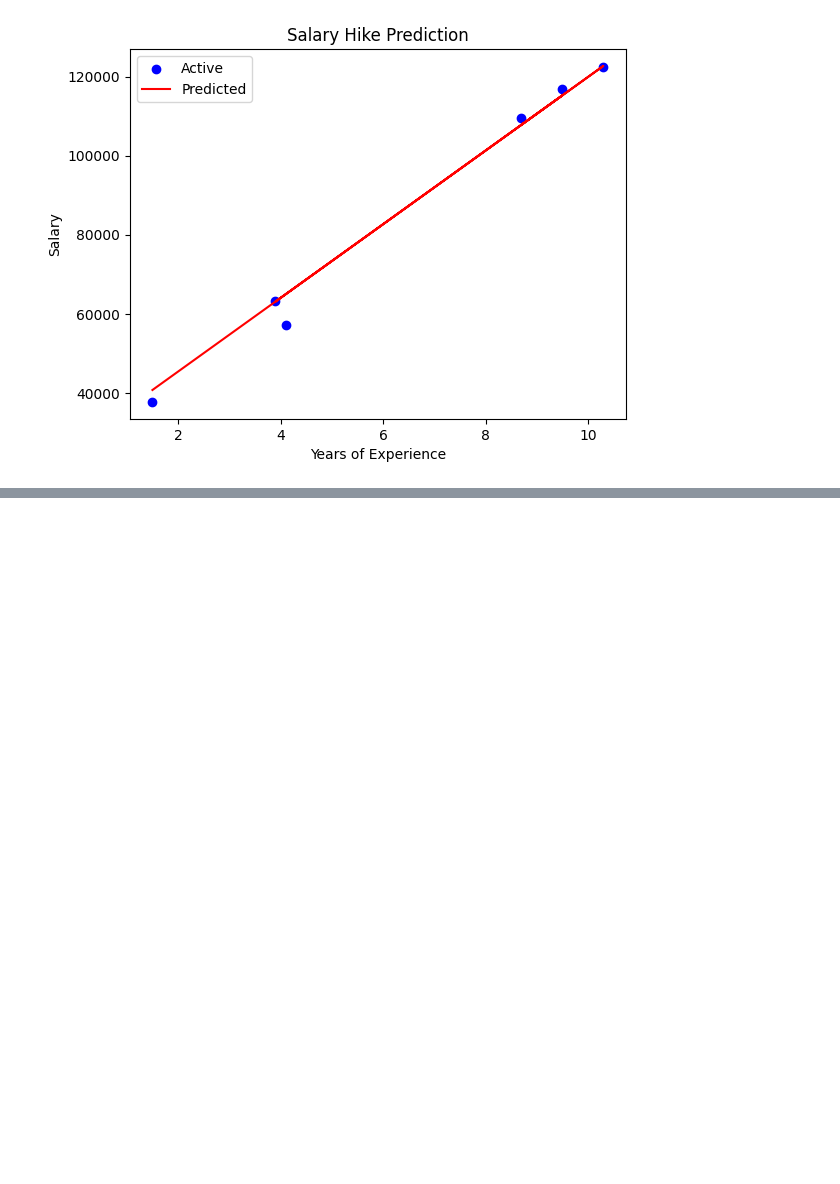
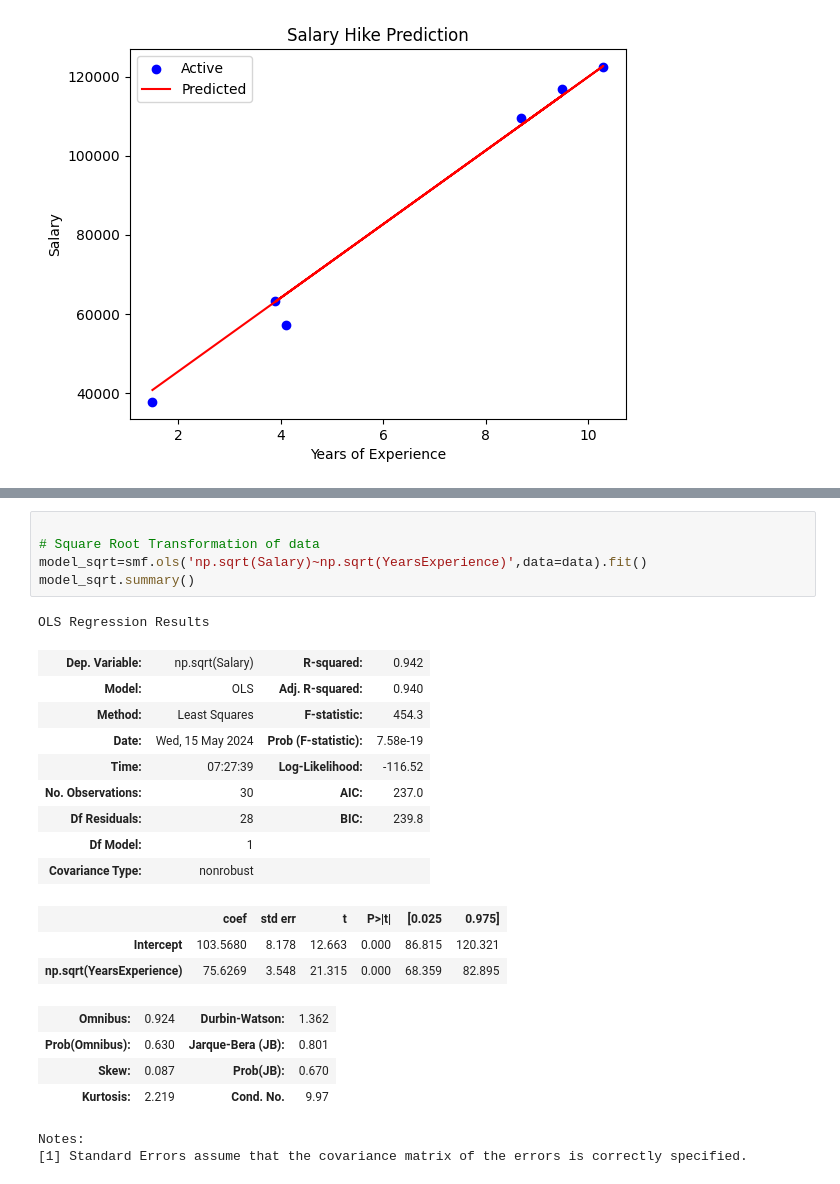
Before and after one commit to sana9524/Data_-Science_Assign, a Jupyter notebook: Linear_Regression(Salary_Data).ipynb, the cells around one changed output, grey strips where cells are left out. Cells and saved outputs as stored; diff of their text form; blank space fills up the shorter version.

```diff
--- a/Linear_Regression(Salary_Data).ipynb
+++ b/Linear_Regression(Salary_Data).ipynb
@@ -274,0 +300,25 @@ plt.show()
+# %%
+
+# Square Root Transformation of data
+model_sqrt=smf.ols('np.sqrt(Salary)~np.sqrt(YearsExperience)',data=data).fit()
+model_sqrt.summary()
+# %% [output]
+OLS Regression Results
+| Dep. Variable: | np.sqrt(Salary) | R-squared: | 0.942 |
+| Model: | OLS | Adj. R-squared: | 0.940 |
+| Method: | Least Squares | F-statistic: | 454.3 |
+| Date: | Wed, 15 May 2024 | Prob (F-statistic): | 7.58e-19 |
+| Time: | 07:27:39 | Log-Likelihood: | -116.52 |
+| No. Observations: | 30 | AIC: | 237.0 |
+| Df Residuals: | 28 | BIC: | 239.8 |
+| Df Model: | 1 |  |  |
+| Covariance Type: | nonrobust |  |  |
+|  | coef | std err | t | P>|t| | [0.025 | 0.975] |
+| Intercept | 103.5680 | 8.178 | 12.663 | 0.000 | 86.815 | 120.321 |
+| np.sqrt(YearsExperience) | 75.6269 | 3.548 | 21.315 | 0.000 | 68.359 | 82.895 |
+| Omnibus: | 0.924 | Durbin-Watson: | 1.362 |
+| Prob(Omnibus): | 0.630 | Jarque-Bera (JB): | 0.801 |
+| Skew: | 0.087 | Prob(JB): | 0.670 |
+| Kurtosis: | 2.219 | Cond. No. | 9.97 |
+Notes:
+[1] Standard Errors assume that the covariance matrix of the errors is correctly specified.
```
Also changed, not shown: parts of 4 cells of this notebook.
